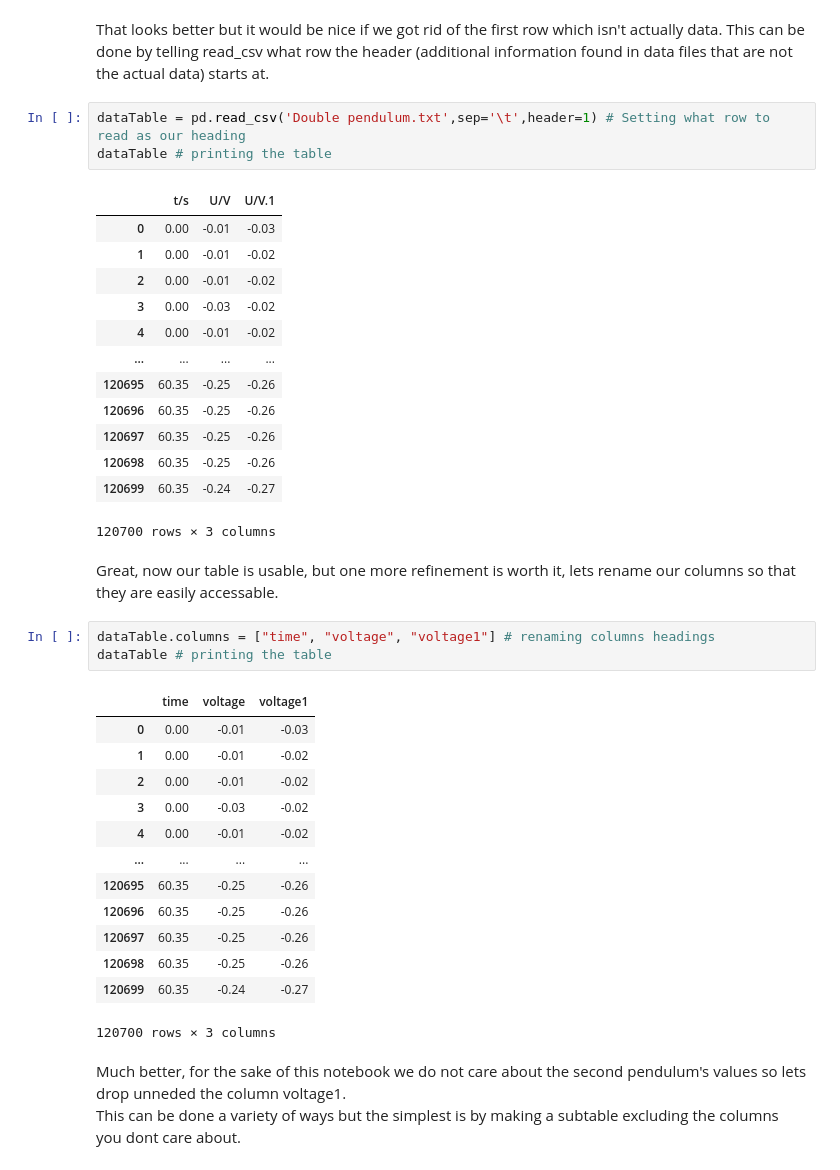
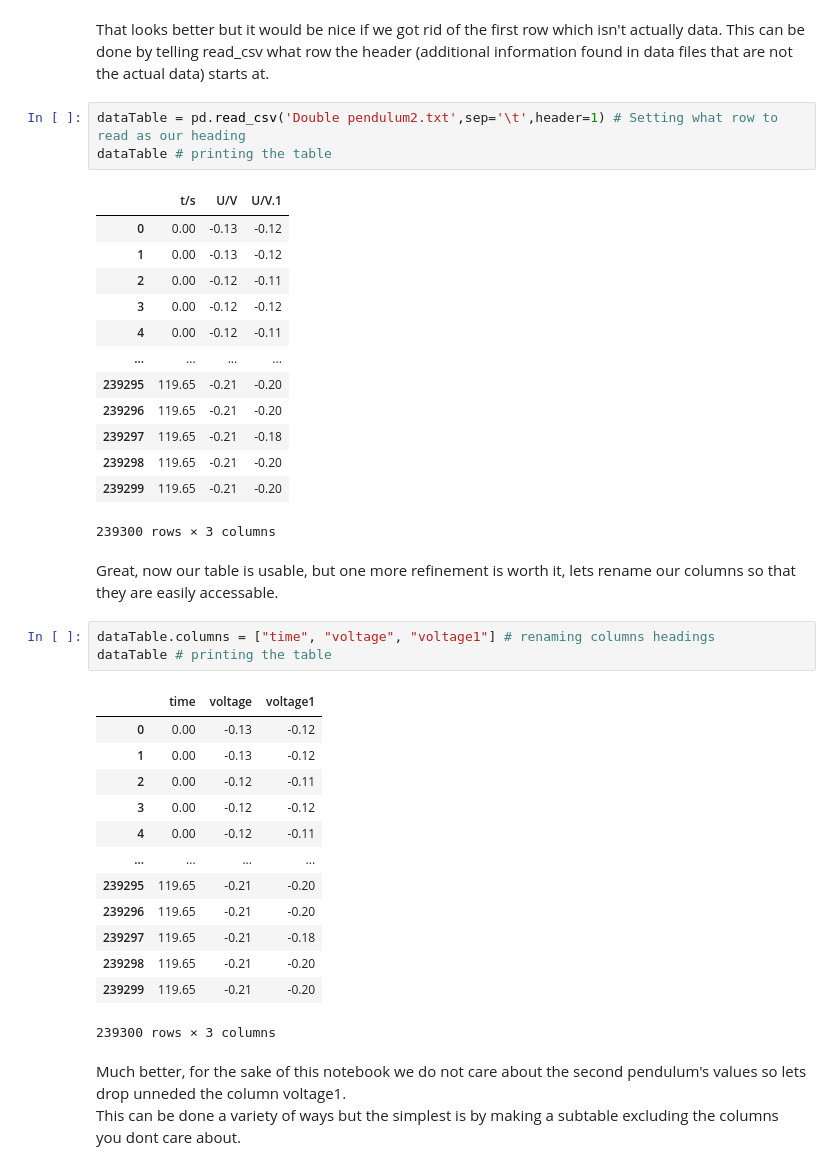
Before and after one commit to phys3112/Tutorials-with-Matt, a Jupyter notebook: Tutorial 2 ExperimentalData/Experimental data.ipynb, the cells around one changed output. Cells and saved outputs as stored; diff of their text form.

```diff
--- a/Tutorial 2 ExperimentalData/Experimental data.ipynb
+++ b/Tutorial 2 ExperimentalData/Experimental data.ipynb
@@ -103,22 +103,22 @@ dataTable # printing the table
 # %% [markdown]
 That looks better but it would be nice if we got rid of the first row which isn't actually data. This can be done by telling read_csv what row the header (additional information found in data files that are not the actual data) starts at.
 # %%
-dataTable = pd.read_csv('Double pendulum.txt',sep='\t',header=1) # Setting what row to read as our heading
+dataTable = pd.read_csv('Double pendulum2.txt',sep='\t',header=1) # Setting what row to read as our heading
 dataTable # printing the table
 # %% [output]
 |  | t/s | U/V | U/V.1 |
-| 0 | 0.00 | -0.01 | -0.03 |
-| 1 | 0.00 | -0.01 | -0.02 |
-| 2 | 0.00 | -0.01 | -0.02 |
-| 3 | 0.00 | -0.03 | -0.02 |
-| 4 | 0.00 | -0.01 | -0.02 |
+| 0 | 0.00 | -0.13 | -0.12 |
+| 1 | 0.00 | -0.13 | -0.12 |
+| 2 | 0.00 | -0.12 | -0.11 |
+| 3 | 0.00 | -0.12 | -0.12 |
+| 4 | 0.00 | -0.12 | -0.11 |
 | ... | ... | ... | ... |
-| 120695 | 60.35 | -0.25 | -0.26 |
-| 120696 | 60.35 | -0.25 | -0.26 |
-| 120697 | 60.35 | -0.25 | -0.26 |
-| 120698 | 60.35 | -0.25 | -0.26 |
-| 120699 | 60.35 | -0.24 | -0.27 |
+| 239295 | 119.65 | -0.21 | -0.20 |
+| 239296 | 119.65 | -0.21 | -0.20 |
+| 239297 | 119.65 | -0.21 | -0.18 |
+| 239298 | 119.65 | -0.21 | -0.20 |
+| 239299 | 119.65 | -0.21 | -0.20 |
-120700 rows × 3 columns
+239300 rows × 3 columns
 # %% [markdown]
 Great, now our table is usable, but one more refinement is worth it, lets rename our columns so that they are easily accessable.
 # %%
@@ -126,18 +126,18 @@ dataTable.columns = ["time", "voltage", "voltage1"] # renaming columns headings
 dataTable # printing the table
 # %% [output]
 |  | time | voltage | voltage1 |
-| 0 | 0.00 | -0.01 | -0.03 |
-| 1 | 0.00 | -0.01 | -0.02 |
-| 2 | 0.00 | -0.01 | -0.02 |
-| 3 | 0.00 | -0.03 | -0.02 |
-| 4 | 0.00 | -0.01 | -0.02 |
+| 0 | 0.00 | -0.13 | -0.12 |
+| 1 | 0.00 | -0.13 | -0.12 |
+| 2 | 0.00 | -0.12 | -0.11 |
+| 3 | 0.00 | -0.12 | -0.12 |
+| 4 | 0.00 | -0.12 | -0.11 |
 | ... | ... | ... | ... |
-| 120695 | 60.35 | -0.25 | -0.26 |
-| 120696 | 60.35 | -0.25 | -0.26 |
-| 120697 | 60.35 | -0.25 | -0.26 |
-| 120698 | 60.35 | -0.25 | -0.26 |
-| 120699 | 60.35 | -0.24 | -0.27 |
+| 239295 | 119.65 | -0.21 | -0.20 |
+| 239296 | 119.65 | -0.21 | -0.20 |
+| 239297 | 119.65 | -0.21 | -0.18 |
+| 239298 | 119.65 | -0.21 | -0.20 |
+| 239299 | 119.65 | -0.21 | -0.20 |
-120700 rows × 3 columns
+239300 rows × 3 columns
 # %% [markdown]
 Much better, for the sake of this notebook we do not care about the second pendulum's values so lets drop unneded the column voltage1.\
 This can be done a variety of ways but the simplest is by making a subtable excluding the columns you dont care about.
```
Also changed, not shown: parts of 9 cells of this notebook, 4 other files.
